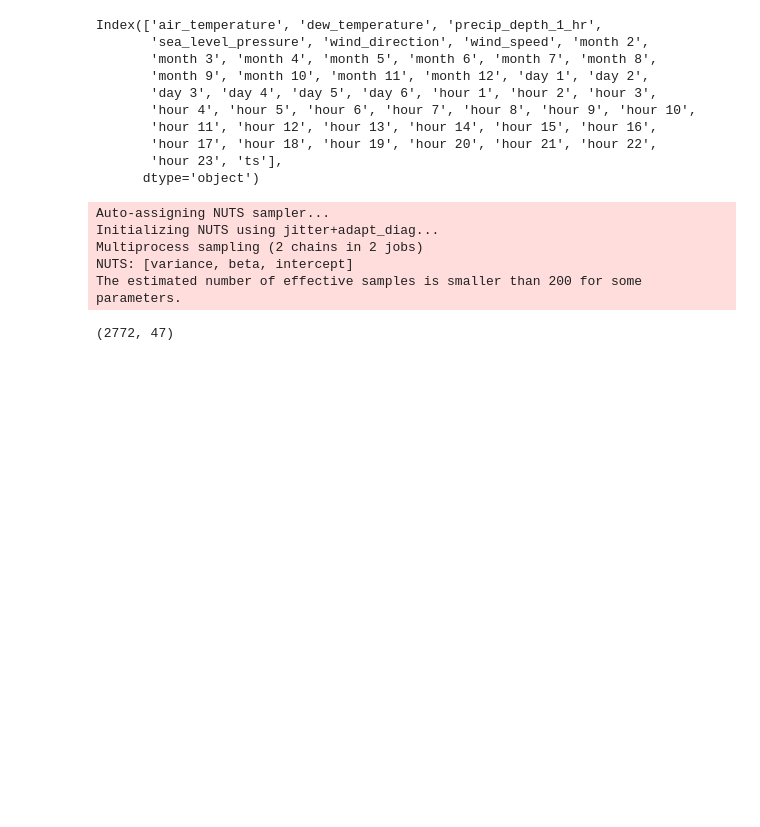
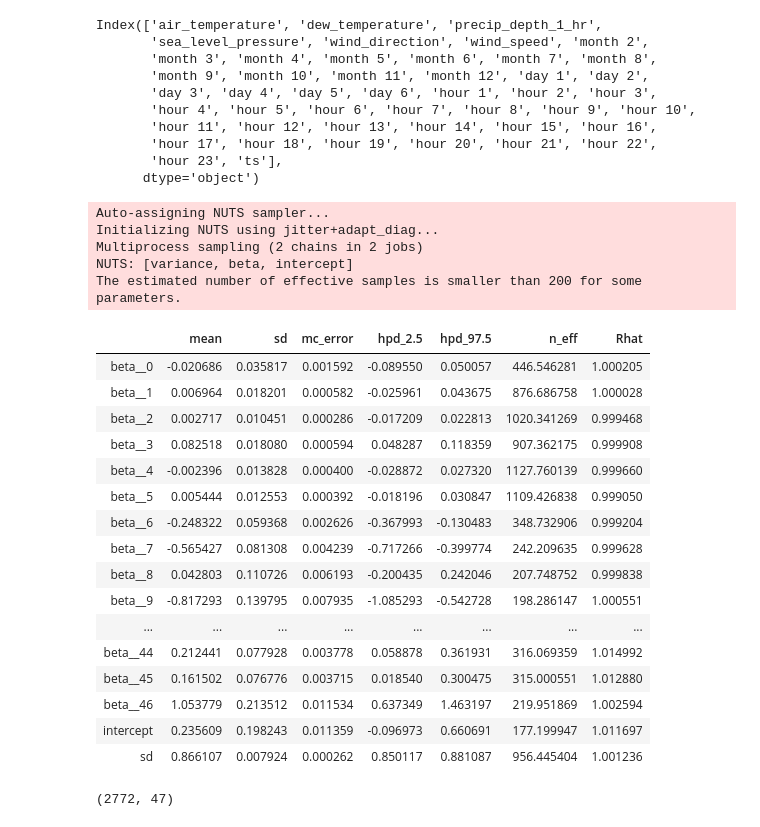
Before and after one commit to FangFeng-077/great-energy-predictor, a Jupyter notebook: hw_7_update.ipynb, the cells around one changed output. Cells and saved outputs as stored; diff of their text form; code cells hidden in the pictures; blank space fills up the shorter version.

```diff
--- a/hw_7_update.ipynb
+++ b/hw_7_update.ipynb
@@ -558,6 +557,26 @@ Initializing NUTS using jitter+adapt_diag...
 Multiprocess sampling (2 chains in 2 jobs)
 NUTS: [variance, beta, intercept]
 The estimated number of effective samples is smaller than 200 for some parameters.
+# %%
+pm.summary(trace1,varnames=['beta','intercept','sd'])
+# %% [output]
+|  | mean | sd | mc_error | hpd_2.5 | hpd_97.5 | n_eff | Rhat |
+| beta__0 | -0.020686 | 0.035817 | 0.001592 | -0.089550 | 0.050057 | 446.546281 | 1.000205 |
+| beta__1 | 0.006964 | 0.018201 | 0.000582 | -0.025961 | 0.043675 | 876.686758 | 1.000028 |
+| beta__2 | 0.002717 | 0.010451 | 0.000286 | -0.017209 | 0.022813 | 1020.341269 | 0.999468 |
+| beta__3 | 0.082518 | 0.018080 | 0.000594 | 0.048287 | 0.118359 | 907.362175 | 0.999908 |
+| beta__4 | -0.002396 | 0.013828 | 0.000400 | -0.028872 | 0.027320 | 1127.760139 | 0.999660 |
+| beta__5 | 0.005444 | 0.012553 | 0.000392 | -0.018196 | 0.030847 | 1109.426838 | 0.999050 |
+| beta__6 | -0.248322 | 0.059368 | 0.002626 | -0.367993 | -0.130483 | 348.732906 | 0.999204 |
+| beta__7 | -0.565427 | 0.081308 | 0.004239 | -0.717266 | -0.399774 | 242.209635 | 0.999628 |
+| beta__8 | 0.042803 | 0.110726 | 0.006193 | -0.200435 | 0.242046 | 207.748752 | 0.999838 |
+| beta__9 | -0.817293 | 0.139795 | 0.007935 | -1.085293 | -0.542728 | 198.286147 | 1.000551 |
+| ... | ... | ... | ... | ... | ... | ... | ... |
+| beta__44 | 0.212441 | 0.077928 | 0.003778 | 0.058878 | 0.361931 | 316.069359 | 1.014992 |
+| beta__45 | 0.161502 | 0.076776 | 0.003715 | 0.018540 | 0.300475 | 315.000551 | 1.012880 |
+| beta__46 | 1.053779 | 0.213512 | 0.011534 | 0.637349 | 1.463197 | 219.951869 | 1.002594 |
+| intercept | 0.235609 | 0.198243 | 0.011359 | -0.096973 | 0.660691 | 177.199947 | 1.011697 |
+| sd | 0.866107 | 0.007924 | 0.000262 | 0.850117 | 0.881087 | 956.445404 | 1.001236 |
 # %%
 test.shape
 # %% [output]
```
Also changed, not shown: parts of 10 cells of this notebook.
